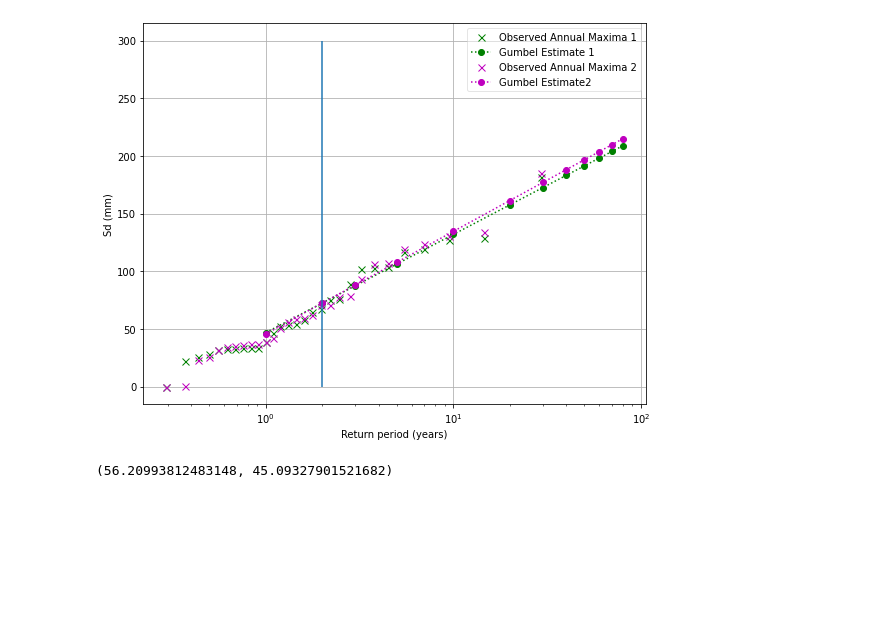
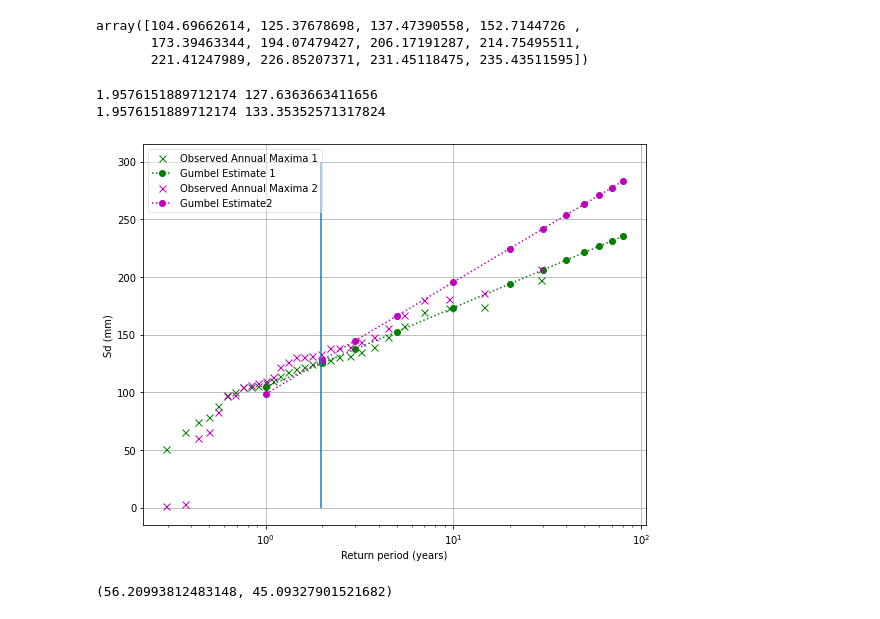
Before and after one commit to fvanoorschot/global_sr_module, a Jupyter notebook: gumbel.ipynb, the cells around one changed output. Saved outputs shown, nothing was run; the diff lists cells and outputs as text; code cells hidden in the pictures; blank space fills up the shorter version.

```diff
--- a/gumbel.ipynb
+++ b/gumbel.ipynb
@@ -28,3 +28,8 @@ work_dir=Path("/scratch/fransjevanoors/global_sr")
+# %%
+def find_nearest(array, value):
+    array = np.asarray(array)
+    idx = (np.abs(array - value)).argmin()
+    return idx
 # %%
 # RUN SR CALCULATION
 catch_list = np.genfromtxt(f'{work_dir}/output/gsim_aus_catch_id_list_lo_sel_area_wb.txt',dtype='str')[:]
@@ -202,20 +207,27 @@ def gumbel(Sd_maxmin):
     df.loc[:,'T_a'] = T_a
     T = -1 / np.log(1 - 1/df['T_a'].values)
     df.loc[:,'T'] = T
+    ix = find_nearest(T,2)
+
+    # get sd value closest to T2 return period
+    T2 = T[ix]
+    sr = df.sd.values[ix]
 
     # exercise, Gumbel estimate for return period array T_interest
     gumbel_estimate = sigma * (-np.log(1/T_interest)) + mu
 
-    return(df,T,gumbel_estimate)
+    return(df,T,gumbel_estimate,T2,sr)
 # %%
-def gumbel_plot(df1,T1,gumbel_estimate1, df2,T2,gumbel_estimate2):
+def gumbel_plot(df1,T1,gumbel_estimate1, df2,T2,gumbel_estimate2,T):
     # create the figure
+    T_interest = np.asarray([1,2,3,5,10,20,30,40,50,60,70,80])
+
     fig, ax = plt.subplots(figsize=(9,7))
     ax.plot(T1, df1['sd'].values,'xg', markersize=7, label='Observed Annual Maxima 1')
     ax.plot(T_interest, gumbel_estimate1, ':og', label = 'Gumbel Estimate 1')
     ax.plot(T2, df2['sd'].values,'xm', markersize=7, label='Observed Annual Maxima 2')
     ax.plot(T_interest, gumbel_estimate2, ':om', label = 'Gumbel Estimate2 ')
-    ax.vlines(2,0,300)
+    ax.vlines(T,0,300)
     ax.set_xlabel('Return period (years)')
     ax.set_ylabel('Sd (mm)')
     ax.set_xscale('log')
@@ -241,23 +287,34 @@ gumbel_plot(df1,T1,gumbel_estimate1, df2,T2,gumbel_estimate2)
+# %%
+gumbel_estimate1
+# %% [output]
+array([104.69662614, 125.37678698, 137.47390558, 152.7144726 ,
+       173.39463344, 194.07479427, 206.17191287, 214.75495511,
+       221.41247989, 226.85207371, 231.45118475, 235.43511595])
 # %%
 #catch list with catchments with Sr IWU > Sr NI
 c_list = ['us_0004753', 'es_0000786', 'za_0000238', 'ca_0006320', 'se_0000041',
        'at_0000137', 'ca_0003756', 'br_0002437', 'fr_0001306', 'us_0005876',
        'mx_0000025', 'fr_0000730', 'ca_0006226', 'es_0000190', 'ch_0000044',
        'ca_0000774', 'ru_0000296', 'us_0006397', 'es_0000977', 'br_0001432',
        'na_0000040', 'ca_0002172', 'br_0001238', 'es_0000232', 'cz_0000030',
        'es_0001066', 'es_0000590', 'us_0005866', 'es_0001063', 'us_0005535',
        'th_0000180']
-catch_id = c_list[15]
+catch_id = c_list[18]
 f='iwu2'
-Sd_maxmin1 = sdmaxmin(catch_id,f,sd_dir)
+Sd_maxmin1 = sdmaxmin_irri(catch_id,f,sd_dir)
 Sd_maxmin2 = sdmaxmin_noirri(catch_id,sd_dir)
 
-df1,T1,gumbel_estimate1 = gumbel(Sd_maxmin1)
-df2,T2,gumbel_estimate2 = gumbel(Sd_maxmin2)
+df1,T1,gumbel_estimate1,T,sr = gumbel(Sd_maxmin1)
+print(T,sr)
 
-gumbel_plot(df1,T1,gumbel_estimate1, df2,T2,gumbel_estimate2)
+df2,T2,gumbel_estimate2,T,sr = gumbel(Sd_maxmin2)
+print(T,sr)
+
+gumbel_plot(df1,T1,gumbel_estimate1, df2,T2,gumbel_estimate2,T)
 # %% [output]
+1.9576151889712174 127.6363663411656
+1.9576151889712174 133.35352571317824
-[figure, old version]
+[figure, new version]
 # %%
 def gumbel_r_mom(x):
     """
```
Also changed, not shown: parts of 4 cells of this notebook, 2 other files.
